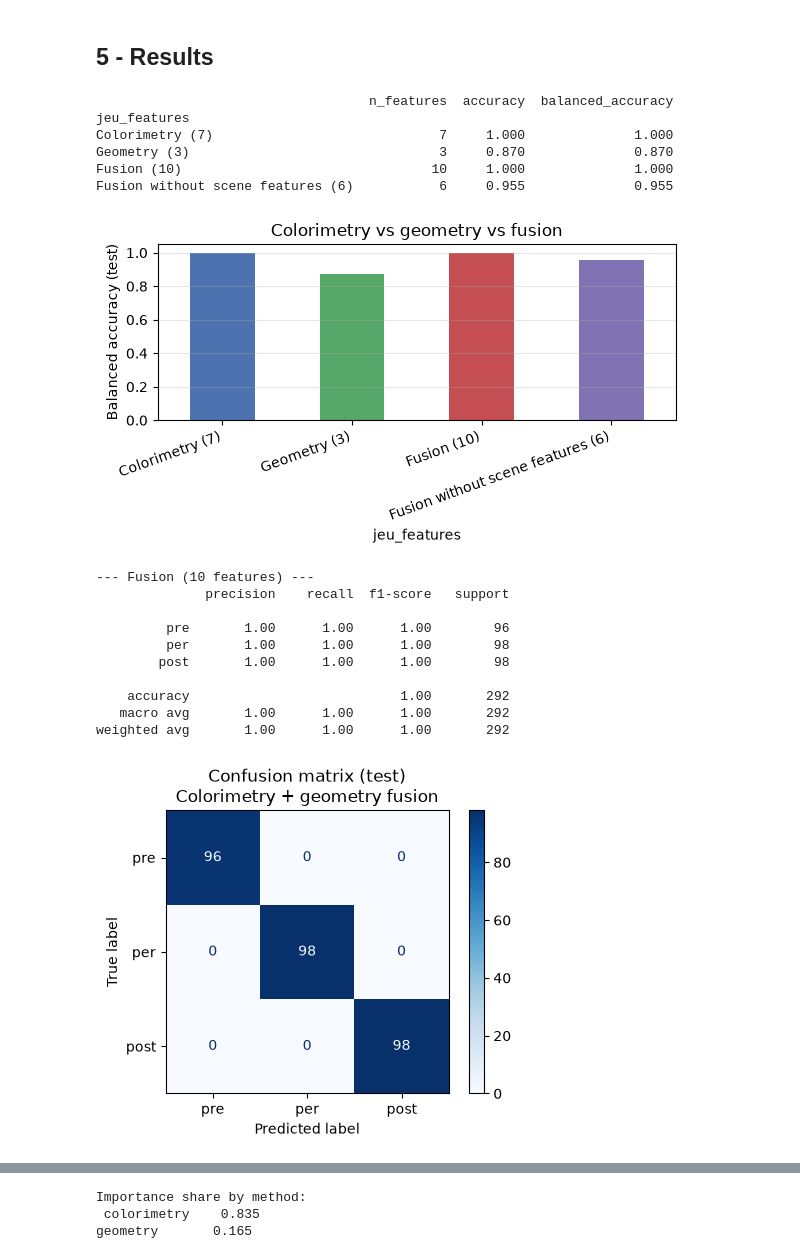
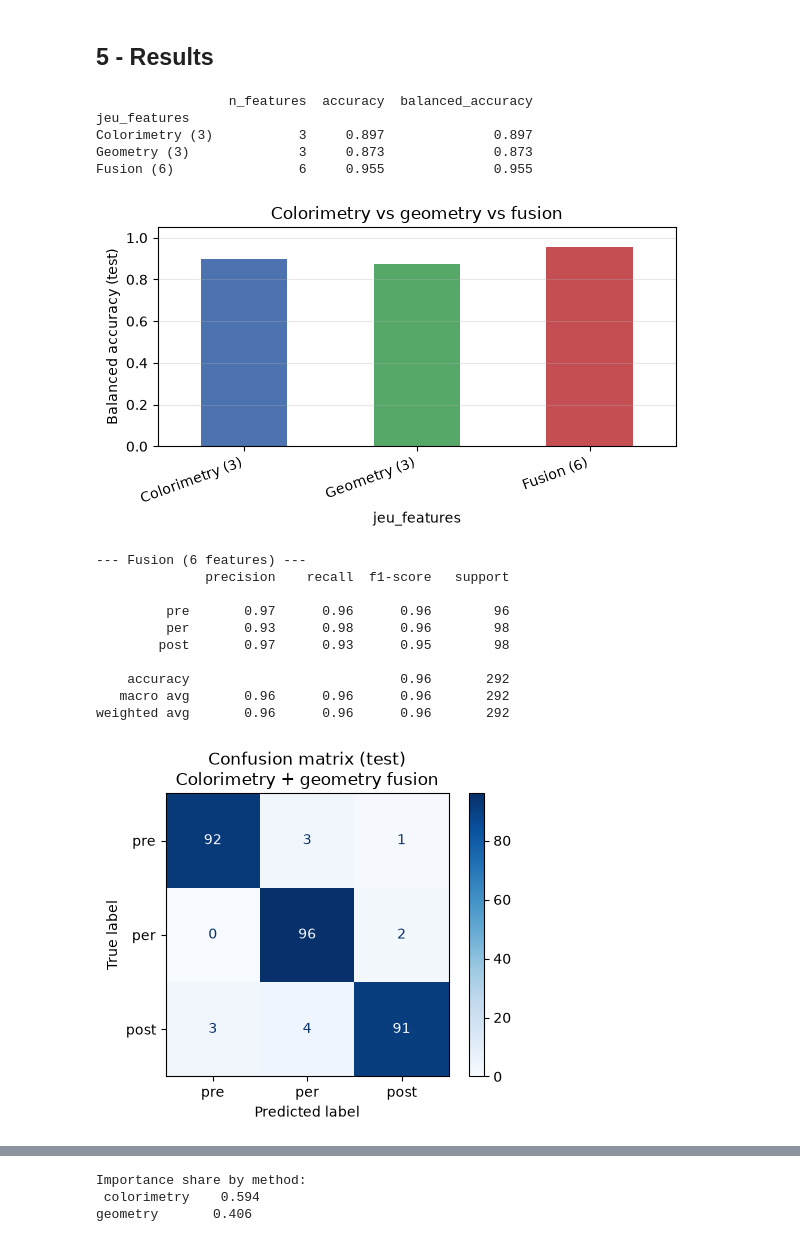
Before and after one commit to JoelSin-student/Computer-Vision-IEAP-project, a Jupyter notebook: src/fusion_geometry_colorimetry.ipynb, the cells around one changed output, grey strips where cells are left out. Cells and saved outputs as stored; diff of their text form; code cells hidden in the pictures.

```diff
--- a/src/fusion_geometry_colorimetry.ipynb
+++ b/src/fusion_geometry_colorimetry.ipynb
@@ -33,16 +33,10 @@ ROI_RATIO = 0.6            # Central face region used for colorimetry
 Path("figures").mkdir(exist_ok=True)
 
 # ---------- Selected features (top features from both notebooks) ----------
-TOP_COLOR = ["scene_pixels_valides_pct", "gw_face_corr_bg", "moyenne_srgb_R",
-               "contraste_rms", "ratio_lum_visage_scene", "face_y", "gw_dist_A"]   # Top 7 colorimetry features
+TOP_COLOR = ["moyenne_srgb_R","contraste_rms", "face_y"]   # Top 3 colorimetry features
 TOP_GEO = ["mouth_opening_ratio", "mouth_corner_angle_deg", "mouth_edge_density"]   # Top 3 geometry features
 TOP_FUSION = TOP_COLOR + TOP_GEO
 
-# Features that depend on the scene (background / lighting), not just the face
-FEATURES_SCENE = ["scene_pixels_valides_pct", "gw_face_corr_bg",
-                  "ratio_lum_visage_scene", "gw_dist_A"]
-TOP_FUSION_WITHOUT_SCENE = [f for f in TOP_FUSION if f not in FEATURES_SCENE]
-
 SOURCE = {**{f: "colorimetry" for f in TOP_COLOR}, **{f: "geometry" for f in TOP_GEO}}
 # %% [markdown]
 ## 2 - Features Function
@@ -388,10 +288,9 @@ test     96   98    98
 # %%
 # Feature sets to compare: both methods individually, the fusion, and the fusion without scene-dependent features
 JEUX_FEATURES = {
-    "Colorimetry (7)": TOP_COLOR,
+    "Colorimetry (3)": TOP_COLOR,
     "Geometry (3)": TOP_GEO,
-    "Fusion (10)": TOP_FUSION,
-    f"Fusion without scene features ({len(TOP_FUSION_WITHOUT_SCENE)})": TOP_FUSION_WITHOUT_SCENE,
+    "Fusion (6)": TOP_FUSION
 }
 
 manquantes = [f for f in TOP_FUSION if f not in data.columns]
@@ -462,51 +355,50 @@ for nom_jeu, feats in JEUX_FEATURES.items():
     lignes.append({"jeu_features": nom_jeu, "n_features": len(feats),
                    "accuracy": accuracy_score(y_test, pred),
                    "balanced_accuracy": balanced_accuracy_score(y_test, pred)})
 resume = pd.DataFrame(lignes).set_index("jeu_features").round(3)
 print(resume)
 
 fig, ax = plt.subplots(figsize=(6, 3.5))
 resume["balanced_accuracy"].plot.bar(ax=ax, color=["#4C72B0", "#55A868", "#C44E52", "#8172B3"])
 ax.set_ylim(0, 1.05); ax.set_ylabel("Balanced accuracy (test)"); ax.grid(axis="y", alpha=.3)
 ax.set_title("Colorimetry vs geometry vs fusion"); plt.xticks(rotation=20, ha="right")
 plt.tight_layout(); plt.savefig("figures/comparaison_fusion.png", dpi=150, bbox_inches="tight"); plt.show()
 
 # Detailed report + confusion matrix for the fusion model
-print("\n--- Fusion (10 features) ---")
-print(classification_report(y_test, preds["Fusion (10)"], labels=GROUPES, zero_division=0))
+print("\n--- Fusion (6 features) ---")
+print(classification_report(y_test, preds["Fusion (6)"], labels=GROUPES, zero_division=0))
 fig, ax = plt.subplots(figsize=(5, 4))
-ConfusionMatrixDisplay.from_predictions(y_test, preds["Fusion (10)"], labels=GROUPES, cmap="Blues", ax=ax)
+ConfusionMatrixDisplay.from_predictions(y_test, preds["Fusion (6)"], labels=GROUPES, cmap="Blues", ax=ax)
 ax.set_title("Confusion matrix (test)\nColorimetry + geometry fusion")
 plt.tight_layout(); plt.savefig("figures/confusion_fusion.png", dpi=150, bbox_inches="tight"); plt.show()
 
 # Feature importance in the fused model
-rf = final_models["Fusion (10)"]
+rf = final_models["Fusion (6)"]
 imp = pd.Series(rf.feature_importances_, index=TOP_FUSION).sort_values()
 couleurs = ["#4C72B0" if SOURCE[f] == "colorimetry" else "#C44E52" for f in imp.index]
 fig, ax = plt.subplots(figsize=(6, 4))
 imp.plot.barh(ax=ax, color=couleurs, title="Feature importance (fusion)")
 ax.legend(handles=[plt.Rectangle((0, 0), 1, 1, color="#4C72B0"), plt.Rectangle((0, 0), 1, 1, color="#C44E52")],
           labels=["colorimetry", "geometry"], loc="lower right")
 plt.tight_layout(); plt.savefig("figures/importance_fusion.png", dpi=150, bbox_inches="tight"); plt.show()
 
 part = imp.groupby(imp.index.map(SOURCE)).sum().round(3)
 print("Importance share by method:\n", part.to_string())
 # %% [output]
-                                   n_features  accuracy  balanced_accuracy
+                 n_features  accuracy  balanced_accuracy
 jeu_features
-Colorimetry (7)                             7     1.000              1.000
-Geometry (3)                                3     0.870              0.870
-Fusion (10)                                10     1.000              1.000
-Fusion without scene features (6)           6     0.955              0.955
+Colorimetry (3)           3     0.897              0.897
+Geometry (3)              3     0.873              0.873
+Fusion (6)                6     0.955              0.955
-[figure, old version]
+[figure, new version]
---- Fusion (10 features) ---
+--- Fusion (6 features) ---
               precision    recall  f1-score   support
 
-         pre       1.00      1.00      1.00        96
-         per       1.00      1.00      1.00        98
-        post       1.00      1.00      1.00        98
+         pre       0.97      0.96      0.96        96
+         per       0.93      0.98      0.96        98
+        post       0.97      0.93      0.95        98
 
-    accuracy                           1.00       292
-   macro avg       1.00      1.00      1.00       292
-weighted avg       1.00      1.00      1.00       292
+    accuracy                           0.96       292
+   macro avg       0.96      0.96      0.96       292
+weighted avg       0.96      0.96      0.96       292
-[figure, old version]
+[figure, new version]
@@ -514,3 +406,3 @@ weighted avg       1.00      1.00      1.00       292
 Importance share by method:
- colorimetry    0.835
-geometry       0.165
+ colorimetry    0.594
+geometry       0.406
```
Also changed, not shown: parts of 7 cells of this notebook, 1 other file.
